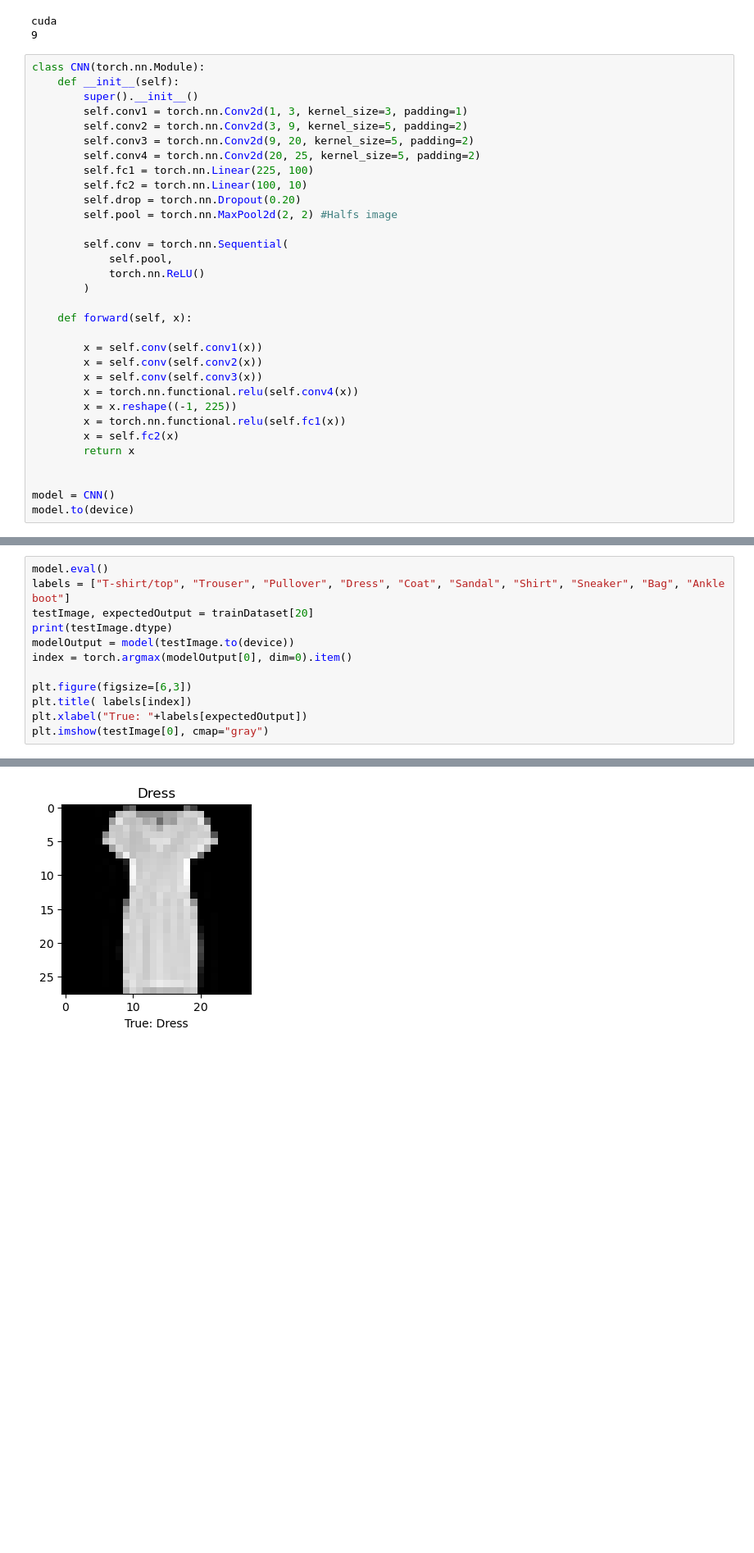
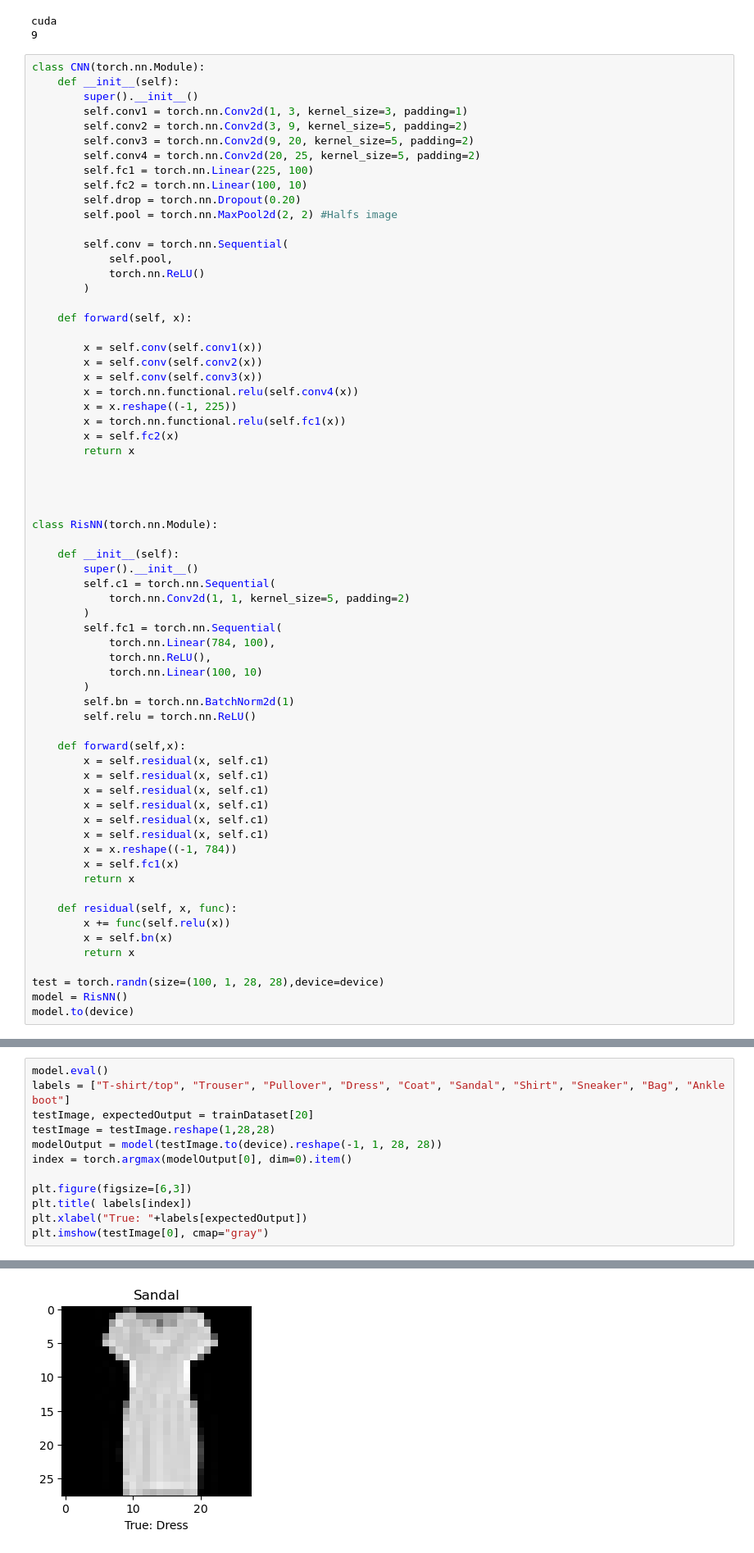
Before and after one commit to ethanh20009/ImageClassifier, a Jupyter notebook: fashion.ipynb, the cells around one changed output, grey strips where cells are left out. Shown at 82% size. Cells and saved outputs as stored; diff of their text form; blank space fills up the shorter version.

Commit message:
Added Residual Convolutional Neural Network

```diff
--- a/fashion.ipynb
+++ b/fashion.ipynb
@@ -50,6 +50,40 @@ class CNN(torch.nn.Module):
         return x
 
 
-model = CNN()
+
+
+class RisNN(torch.nn.Module):
+
+    def __init__(self):
+        super().__init__()
+        self.c1 = torch.nn.Sequential(
+            torch.nn.Conv2d(1, 1, kernel_size=5, padding=2)
+        )
+        self.fc1 = torch.nn.Sequential(
+            torch.nn.Linear(784, 100),
+            torch.nn.ReLU(),
+            torch.nn.Linear(100, 10)
+        )
+        self.bn = torch.nn.BatchNorm2d(1)
+        self.relu = torch.nn.ReLU()
+
+    def forward(self,x):
+        x = self.residual(x, self.c1)
+        x = self.residual(x, self.c1)
+        x = self.residual(x, self.c1)
+        x = self.residual(x, self.c1)
+        x = self.residual(x, self.c1)
+        x = self.residual(x, self.c1)
+        x = x.reshape((-1, 784))
+        x = self.fc1(x)
+        return x
+
+    def residual(self, x, func):
+        x += func(self.relu(x))
+        x = self.bn(x)
+        return x
+
+test = torch.randn(size=(100, 1, 28, 28),device=device)
+model = RisNN()
 model.to(device)
 # %% [output]
@@ -123,8 +155,8 @@ torch.save(model.state_dict(), "modelParams.pt")
 model.eval()
 labels = ["T-shirt/top", "Trouser", "Pullover", "Dress", "Coat", "Sandal", "Shirt", "Sneaker", "Bag", "Ankle boot"]
 testImage, expectedOutput = trainDataset[20]
-print(testImage.dtype)
-modelOutput = model(testImage.to(device))
+testImage = testImage.reshape(1,28,28)
+modelOutput = model(testImage.to(device).reshape(-1, 1, 28, 28))
 index = torch.argmax(modelOutput[0], dim=0).item()
 
 plt.figure(figsize=[6,3])
@@ -137,3 +168,3 @@ torch.float32
-[figure, old version]
+[figure, new version]
 # %%
 ##Test Entire ds for accuracy
```
Also changed, not shown: parts of 8 cells of this notebook, 1 other file.
